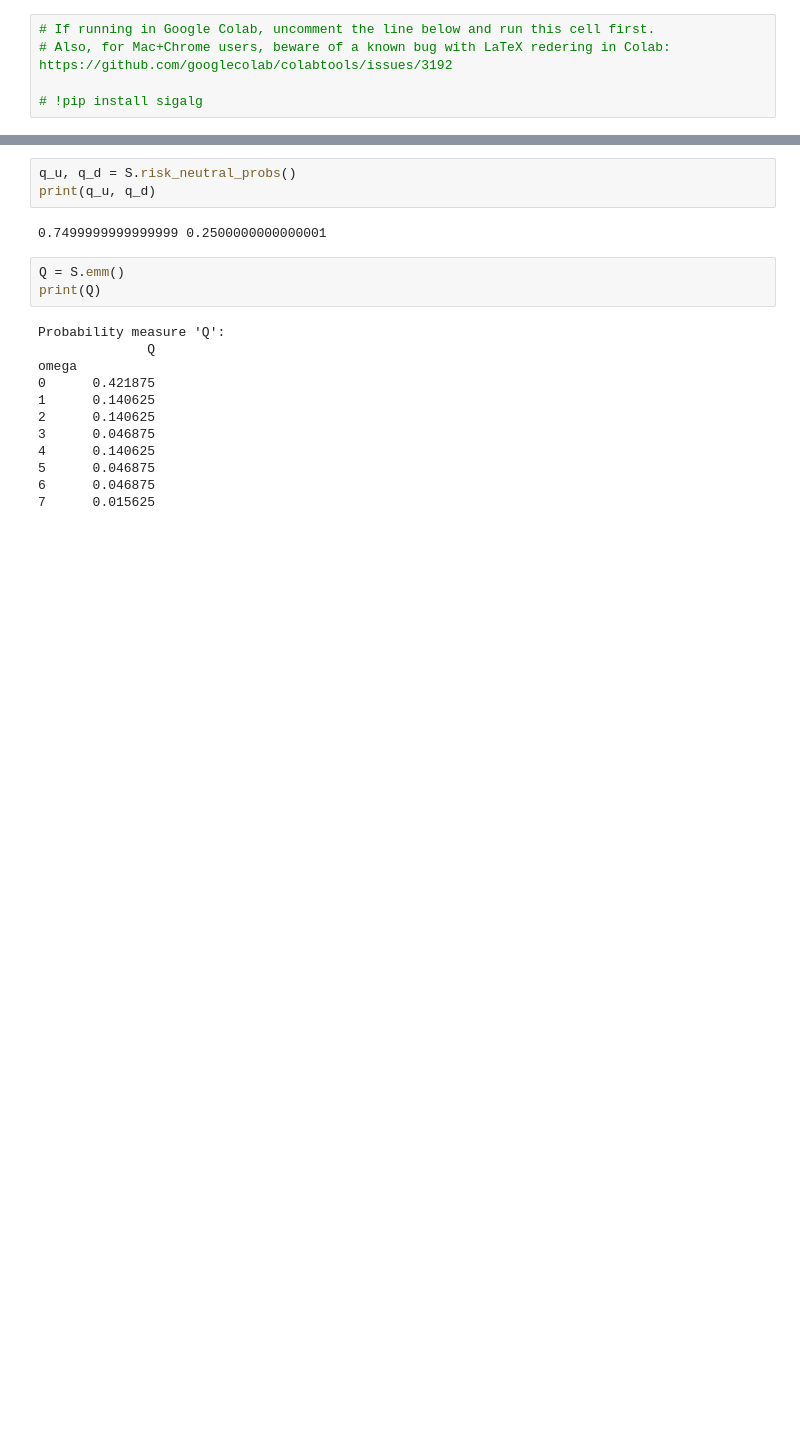
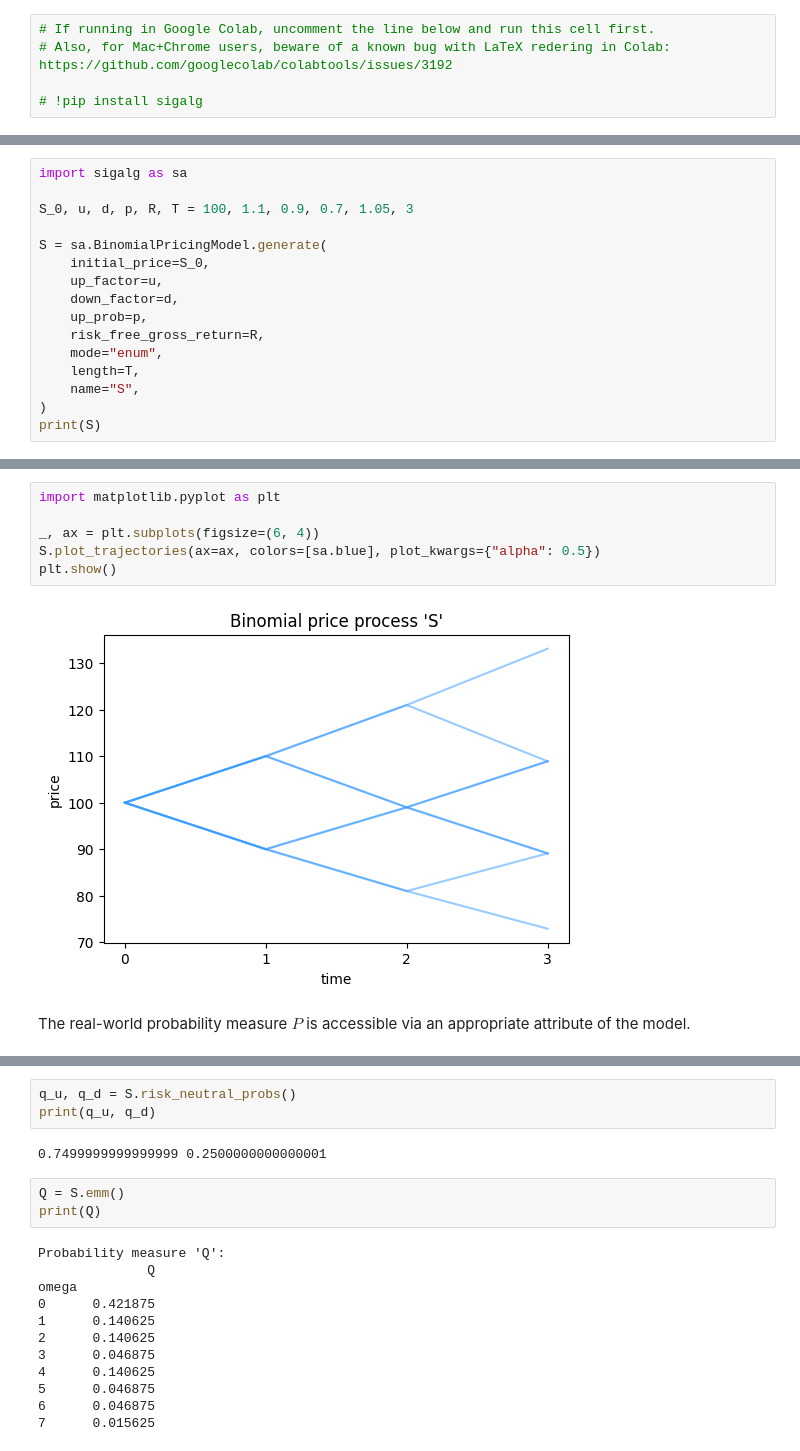
Before and after one commit to jmyers7/sigalg, a Jupyter notebook: docs/notebooks/tutorials/binomial-pricing-model.ipynb, the cells around one changed output, grey strips where cells are left out. Drawn from its saved outputs; the diff is of its cells as text; blank space fills up the shorter version.

Commit message:
Added custom blue color [skip ci]

```diff
--- a/docs/notebooks/tutorials/binomial-pricing-model.ipynb
+++ b/docs/notebooks/tutorials/binomial-pricing-model.ipynb
@@ -142,0 +54,16 @@ omega
+# %%
+import sigalg as sa
+
+S_0, u, d, p, R, T = 100, 1.1, 0.9, 0.7, 1.05, 3
+
+S = sa.BinomialPricingModel.generate(
+    initial_price=S_0,
+    up_factor=u,
+    down_factor=d,
+    up_prob=p,
+    risk_free_gross_return=R,
+    mode="enum",
+    length=T,
+    name="S",
+)
+print(S)
@@ -142,0 +88,10 @@ omega
+# %%
+import matplotlib.pyplot as plt
+
+_, ax = plt.subplots(figsize=(6, 4))
+S.plot_trajectories(ax=ax, colors=[sa.blue], plot_kwargs={"alpha": 0.5})
+plt.show()
+# %% [output]
+[figure, added]
+# %% [markdown]
+The real-world probability measure $P$ is accessible via an appropriate attribute of the model.
```
Also changed, not shown: parts of 37 cells of this notebook, 1 other file.
